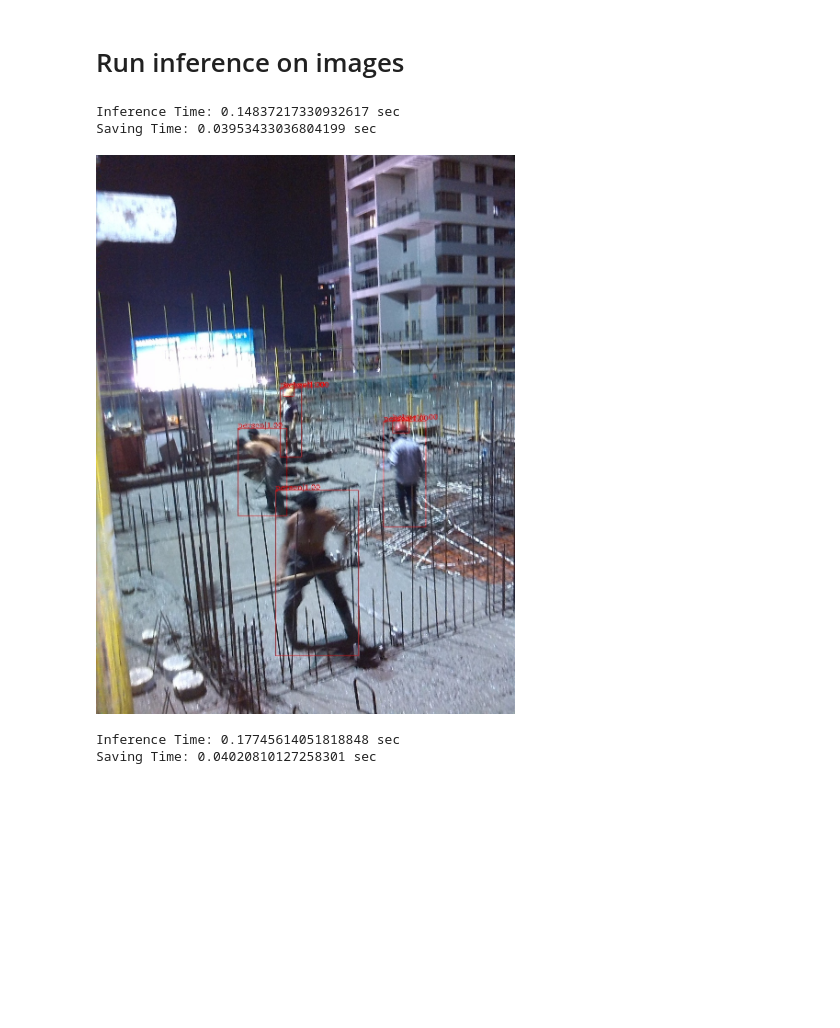
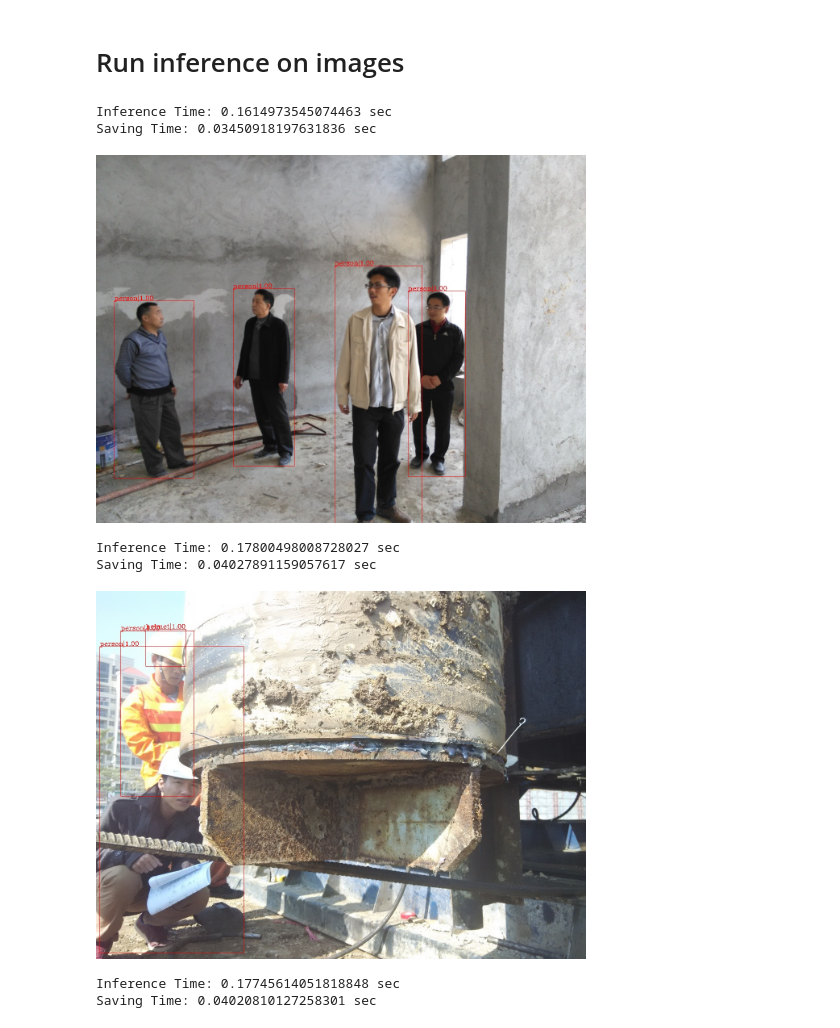
Before and after one commit to minurasam/Protective-gear---helmet-and-vest-detection, a Jupyter notebook: Protective_gear_helmet_and_vest_detection.ipynb, the cells around one changed output. Drawn from its saved outputs; the diff is of its cells as text; code cells hidden in the pictures; blank space fills up the shorter version.

```diff
--- a/Protective_gear_helmet_and_vest_detection.ipynb
+++ b/Protective_gear_helmet_and_vest_detection.ipynb
@@ -793,16 +793,27 @@ gtf.Model_Params("work_dirs/config_updated/config_updated.py",
 import os
 img_list = os.listdir("dataset/test/images");
 # %%
-result = gtf.Predict(img_path="dataset/test/images/" + img_list[12],
+result = gtf.Predict(img_path="dataset/test/images/" + img_list[60],
            out_img_path="result.jpg",
            thresh=0.3);
 
 from IPython.display import Image
 Image(filename='result.jpg', width=490, height=640)
 # %% [output]
-Inference Time: 0.14837217330932617 sec
-Saving Time: 0.03953433036804199 sec
+Inference Time: 0.1614973545074463 sec
+Saving Time: 0.03450918197631836 sec
-[figure, old version]
+[figure, new version]
+# %%
+result = gtf.Predict(img_path="dataset/test/images/" + img_list[30],
+           out_img_path="result.jpg",
+           thresh=0.3);
+
+from IPython.display import Image
+Image(filename='result.jpg', width=490, height=640)
+# %% [output]
+Inference Time: 0.17800498008728027 sec
+Saving Time: 0.04027891159057617 sec
+[figure, added]
 # %%
 result = gtf.Predict(img_path="dataset/test/images/" + img_list[-2],
            out_img_path="result.jpg",
```
